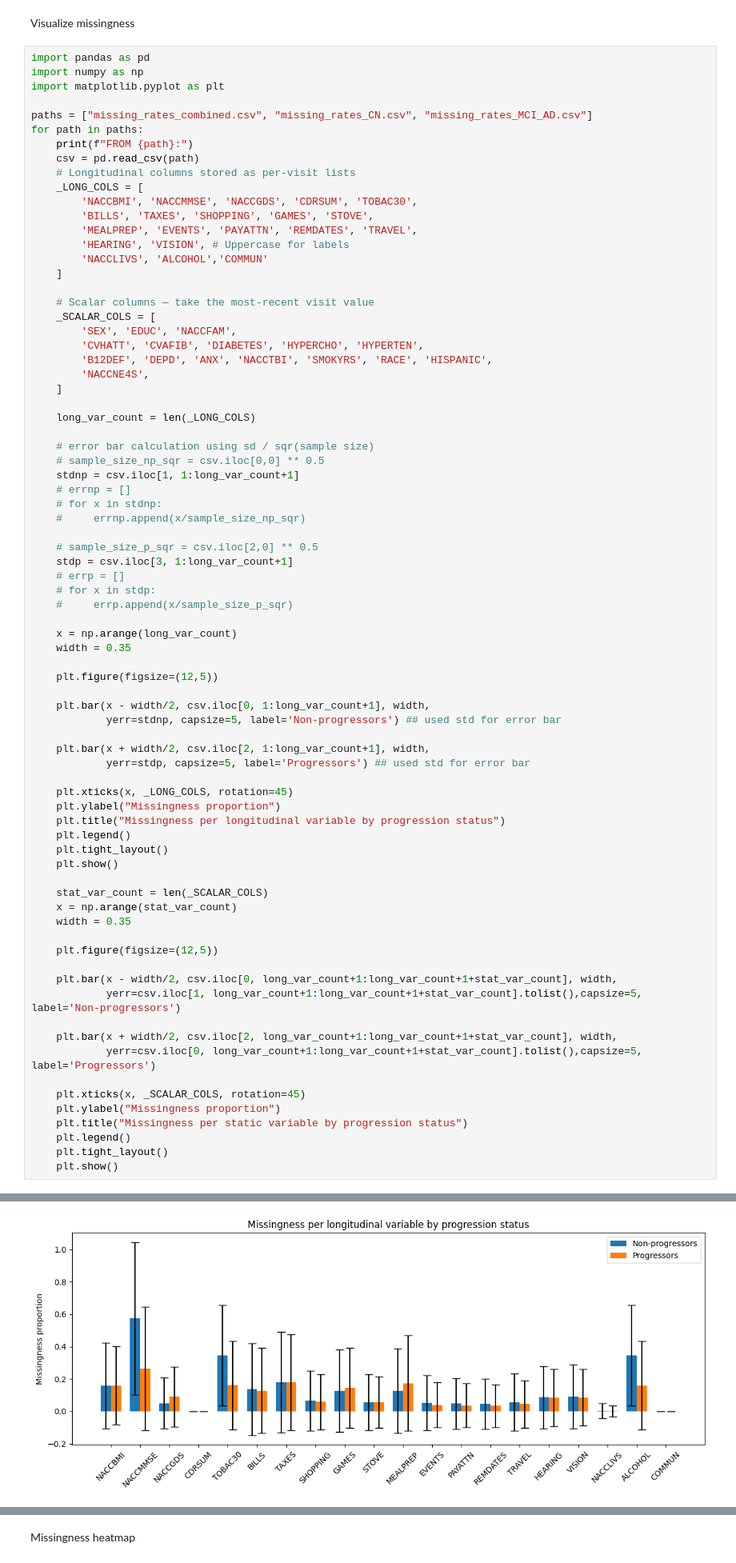
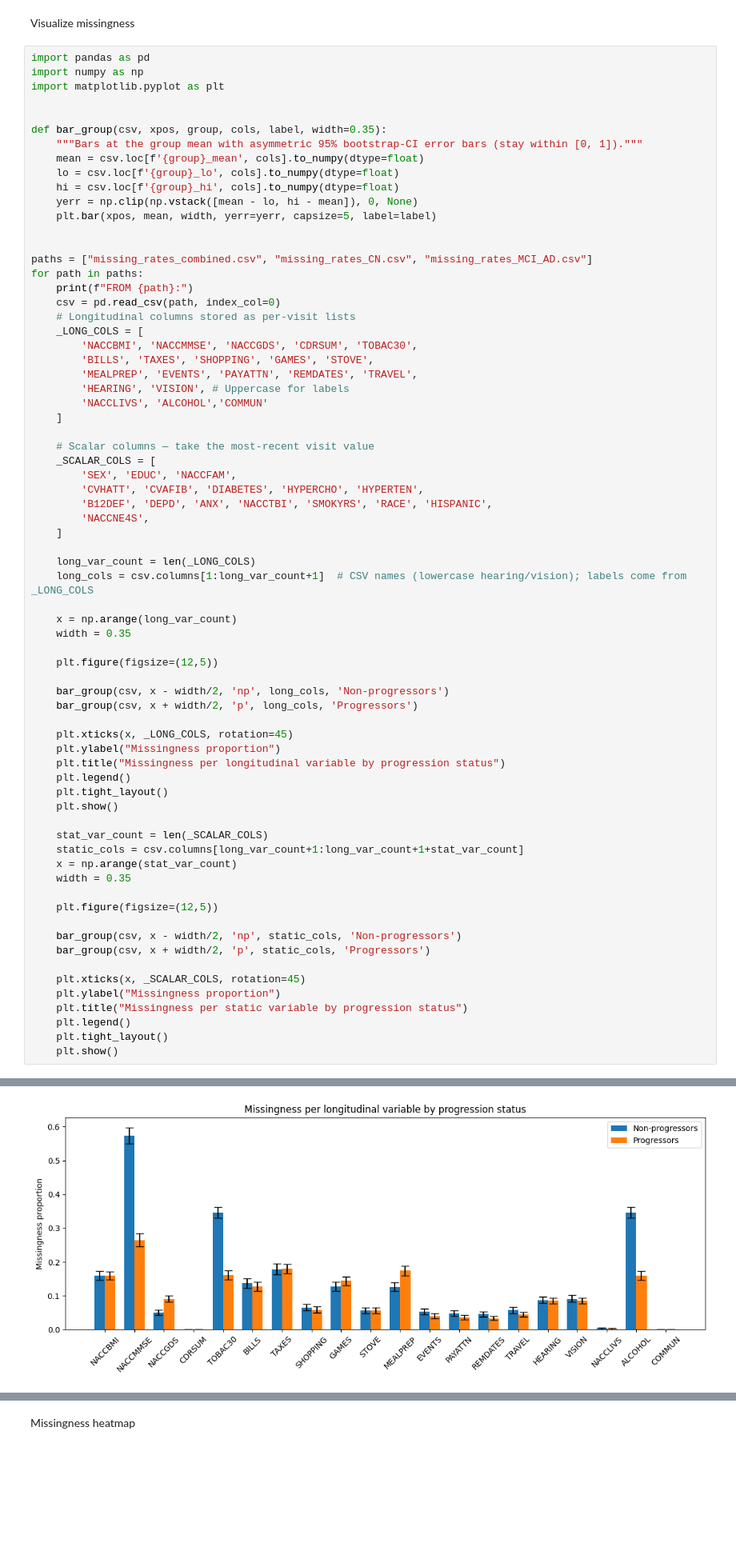
Before and after one commit to Andrew-Gautier/XGBoost-AD-Forecasting, a Jupyter notebook: cohort_analysis.ipynb, the cells around one changed output, grey strips where cells are left out. Shown at 80% size. Saved outputs shown, nothing was run; the diff lists cells and outputs as text; blank space fills up the shorter version.

```diff
--- a/cohort_analysis.ipynb
+++ b/cohort_analysis.ipynb
@@ -481,10 +471,20 @@ import pandas as pd
 import numpy as np
 import matplotlib.pyplot as plt
 
+
+def bar_group(csv, xpos, group, cols, label, width=0.35):
+    """Bars at the group mean with asymmetric 95% bootstrap-CI error bars (stay within [0, 1])."""
+    mean = csv.loc[f'{group}_mean', cols].to_numpy(dtype=float)
+    lo = csv.loc[f'{group}_lo', cols].to_numpy(dtype=float)
+    hi = csv.loc[f'{group}_hi', cols].to_numpy(dtype=float)
+    yerr = np.clip(np.vstack([mean - lo, hi - mean]), 0, None)
+    plt.bar(xpos, mean, width, yerr=yerr, capsize=5, label=label)
+
+
 paths = ["missing_rates_combined.csv", "missing_rates_CN.csv", "missing_rates_MCI_AD.csv"]
 for path in paths:
     print(f"FROM {path}:")
-    csv = pd.read_csv(path)
+    csv = pd.read_csv(path, index_col=0)
     # Longitudinal columns stored as per-visit lists
     _LONG_COLS = [
         'NACCBMI', 'NACCMMSE', 'NACCGDS', 'CDRSUM', 'TOBAC30',
@@ -503,30 +503,15 @@ for path in paths:
     ]
 
     long_var_count = len(_LONG_COLS)
-
-    # error bar calculation using sd / sqr(sample size)
-    # sample_size_np_sqr = csv.iloc[0,0] ** 0.5
-    stdnp = csv.iloc[1, 1:long_var_count+1]
-    # errnp = []
-    # for x in stdnp:
-    #     errnp.append(x/sample_size_np_sqr)
-
-    # sample_size_p_sqr = csv.iloc[2,0] ** 0.5
-    stdp = csv.iloc[3, 1:long_var_count+1]
-    # errp = []
-    # for x in stdp:
-    #     errp.append(x/sample_size_p_sqr)
+    long_cols = csv.columns[1:long_var_count+1]  # CSV names (lowercase hearing/vision); labels come from _LONG_COLS
 
     x = np.arange(long_var_count)
     width = 0.35
 
     plt.figure(figsize=(12,5))
 
-    plt.bar(x - width/2, csv.iloc[0, 1:long_var_count+1], width,
-            yerr=stdnp, capsize=5, label='Non-progressors') ## used std for error bar
-
-    plt.bar(x + width/2, csv.iloc[2, 1:long_var_count+1], width,
-            yerr=stdp, capsize=5, label='Progressors') ## used std for error bar
+    bar_group(csv, x - width/2, 'np', long_cols, 'Non-progressors')
+    bar_group(csv, x + width/2, 'p', long_cols, 'Progressors')
 
     plt.xticks(x, _LONG_COLS, rotation=45)
     plt.ylabel("Missingness proportion")
@@ -536,16 +521,14 @@ for path in paths:
     plt.show()
 
     stat_var_count = len(_SCALAR_COLS)
+    static_cols = csv.columns[long_var_count+1:long_var_count+1+stat_var_count]
     x = np.arange(stat_var_count)
     width = 0.35
 
     plt.figure(figsize=(12,5))
 
-    plt.bar(x - width/2, csv.iloc[0, long_var_count+1:long_var_count+1+stat_var_count], width,
-            yerr=csv.iloc[1, long_var_count+1:long_var_count+1+stat_var_count].tolist(),capsize=5, label='Non-progressors')
-
-    plt.bar(x + width/2, csv.iloc[2, long_var_count+1:long_var_count+1+stat_var_count], width,
-            yerr=csv.iloc[0, long_var_count+1:long_var_count+1+stat_var_count].tolist(),capsize=5, label='Progressors')
+    bar_group(csv, x - width/2, 'np', static_cols, 'Non-progressors')
+    bar_group(csv, x + width/2, 'p', static_cols, 'Progressors')
 
     plt.xticks(x, _SCALAR_COLS, rotation=45)
     plt.ylabel("Missingness proportion")
@@ -563,2 +546,2 @@ FROM missing_rates_CN.csv:
 FROM missing_rates_MCI_AD.csv:
-[figure, old version]
+[figure, new version]
```
Also changed, not shown: parts of 2 cells of this notebook, 1 other file.
